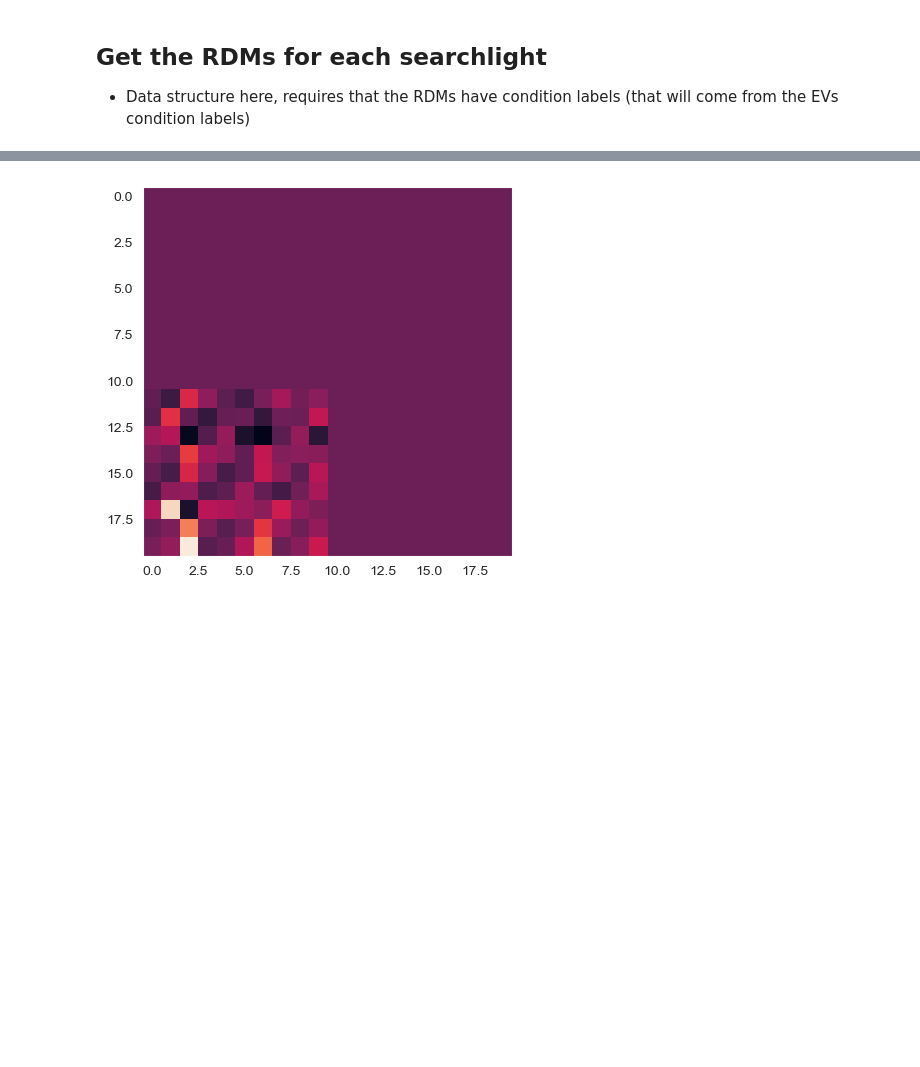
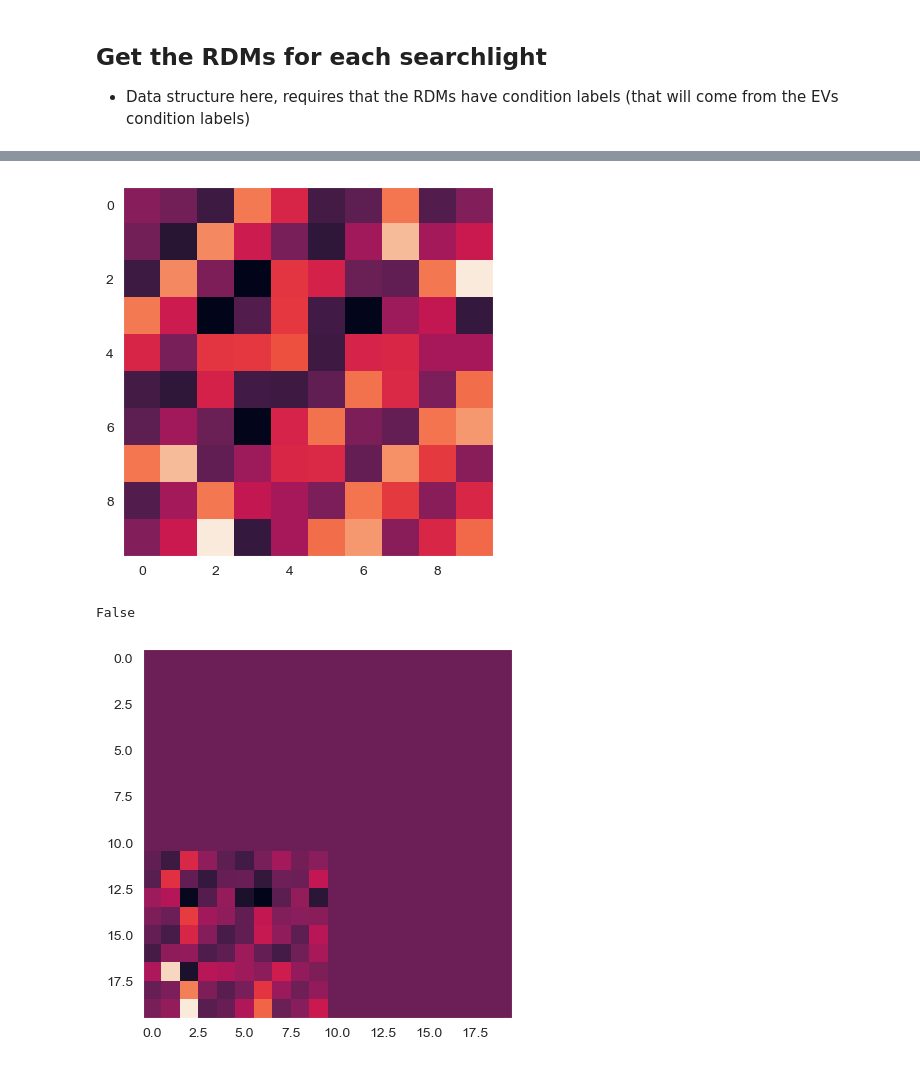
Before and after one commit to alifuaziz/multiple_clocks_repo, a Jupyter notebook: mc/replay_analysis/scripts/notebook-data-rdms.ipynb, the cells around one changed output, grey strips where cells are left out. Saved outputs shown, nothing was run; the diff lists cells and outputs as text; code cells hidden in the pictures; blank space fills up the shorter version.

```diff
--- a/mc/replay_analysis/scripts/notebook-data-rdms.ipynb
+++ b/mc/replay_analysis/scripts/notebook-data-rdms.ipynb
@@ -206,3 +205,11 @@ Wall time: 52 µs
+# %%
+plt.imshow((rdm[:10, 10:] + rdm[:10, 10:].T) / 2)
+
+plt.show()
+np.allclose(rdm[:10, 10:], rdm[:10, 10:].T)
+# %% [output]
+[figure, added]
+False
 # %%
 
 sns.set_style('dark')
```
Also changed, not shown: parts of 6 cells of this notebook, 4 other files.
